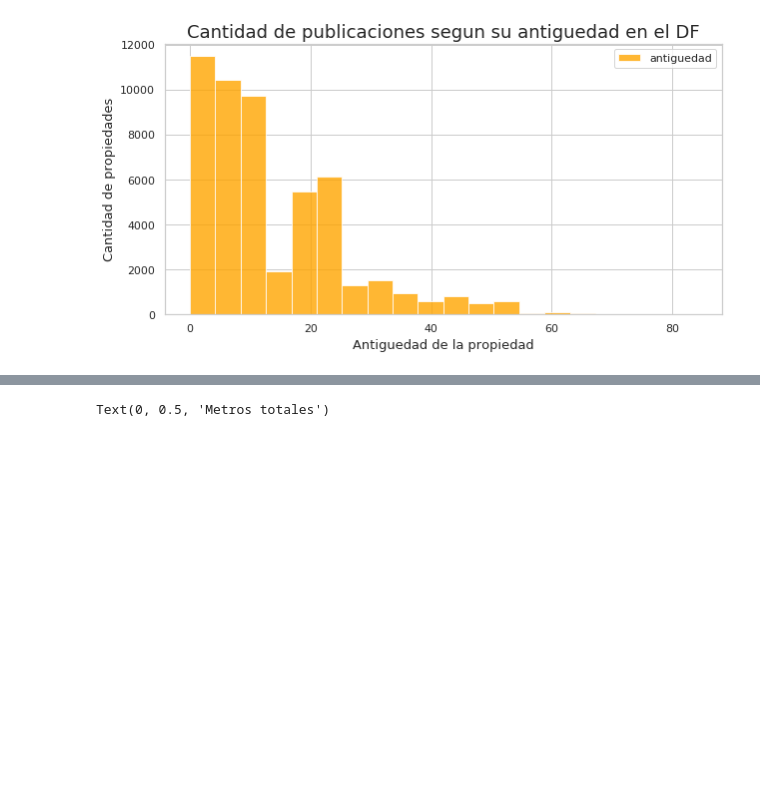
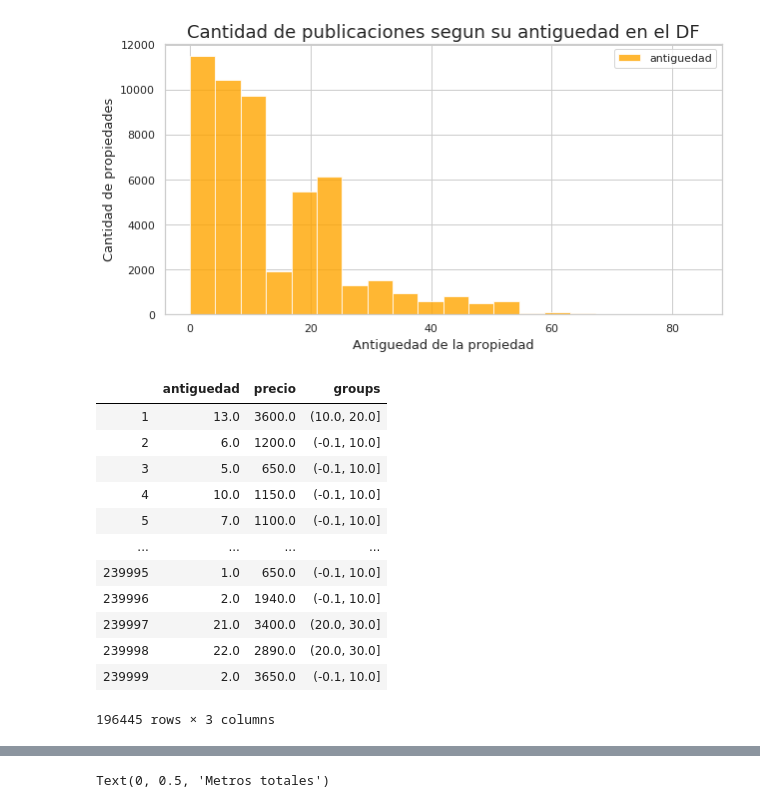
Before and after one commit to PBrrtrn/7506-organizacion-de-datos, a Jupyter notebook: src/exp/exploracion_por_antiguedad.ipynb, the cells around one changed output, grey strips where cells are left out. Saved outputs shown, nothing was run; the diff lists cells and outputs as text; code cells hidden in the pictures; blank space fills up the shorter version.

```diff
--- a/src/exp/exploracion_por_antiguedad.ipynb
+++ b/src/exp/exploracion_por_antiguedad.ipynb
@@ -148,3 +148,22 @@ g.set_ylabel("Cantidad de propiedades", fontsize=13)
 # %% [output]
 Text(0, 0.5, 'Cantidad de propiedades')
 [figure]
+# %%
+ant_precio = data.dropna(subset=['precio'])[["antiguedad","precio"]]
+ant_precio['groups']=pd.cut(ant_precio.antiguedad,[0,10,20,30,40,50,60,80], precision = 1, include_lowest=True)
+ant_precio['precio'] = ant_precio['precio'].apply(lambda x: x/1000)
+ant_precio
+# %% [output]
+|  | antiguedad | precio | groups |
+| 1 | 13.0 | 3600.0 | (10.0, 20.0] |
+| 2 | 6.0 | 1200.0 | (-0.1, 10.0] |
+| 3 | 5.0 | 650.0 | (-0.1, 10.0] |
+| 4 | 10.0 | 1150.0 | (-0.1, 10.0] |
+| 5 | 7.0 | 1100.0 | (-0.1, 10.0] |
+| ... | ... | ... | ... |
+| 239995 | 1.0 | 650.0 | (-0.1, 10.0] |
+| 239996 | 2.0 | 1940.0 | (-0.1, 10.0] |
+| 239997 | 21.0 | 3400.0 | (20.0, 30.0] |
+| 239998 | 22.0 | 2890.0 | (20.0, 30.0] |
+| 239999 | 2.0 | 3650.0 | (-0.1, 10.0] |
+196445 rows × 3 columns
```
Also changed, not shown: parts of 5 cells of this notebook.
